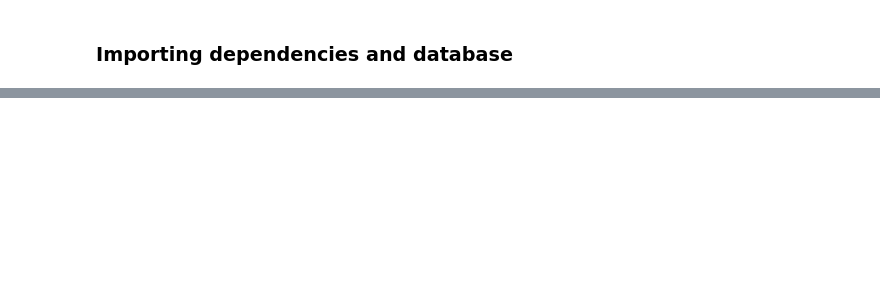
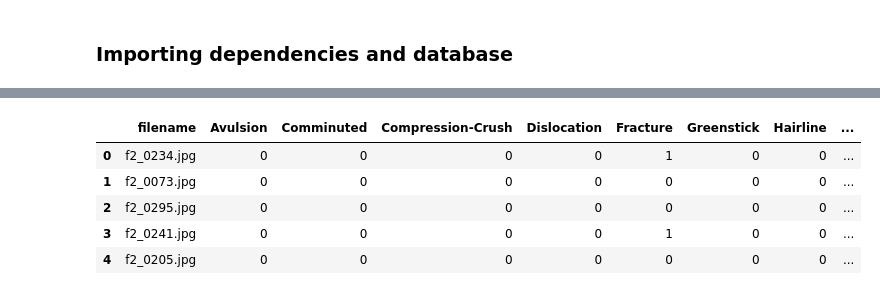
Before and after one commit to tosht0sh/bone_fracture_detection, a Jupyter notebook: main.ipynb, the cells around one changed output, grey strips where cells are left out. Saved outputs shown, nothing was run; the diff lists cells and outputs as text; code cells hidden in the pictures; blank space fills up the shorter version.

```diff
--- a/main.ipynb
+++ b/main.ipynb
@@ -87,0 +107,33 @@ test_df = test_df.drop(columns=['Fracture'])
+# %%
+# rename val
+
+val_df = pd.read_csv(val_csv_path)
+# val_df.columns = val_df.columns.str.strip()
+
+# prefix = "f2_"
+# extension = ".jpg"
+
+# file_list = sorted(os.listdir(val_path))
+# new_names = []
+
+# for i, old_name in enumerate(file_list, start=1):
+#     if old_name.lower().endswith(('.jpg', '.jpeg', '.png', '.bmp')):
+#         new_name = f"{prefix}{i:04d}{extension}"
+#         old_path = os.path.join(val_path, old_name)
+#         new_path = os.path.join(val_path, new_name)
+#         os.rename(old_path, new_path)
+#         new_names.append((old_name, new_name))
+
+# rename_dict = dict(new_names)
+# val_df[df_name] = val_df[df_name].map(rename_dict).fillna(val_df[df_name])
+
+# val_df.to_csv(val_csv_path, index=False)
+
+val_df.head()
+# %% [output]
+|  | filename | Avulsion | Comminuted | Compression-Crush | Dislocation | Fracture | Greenstick | Hairline | ... |
+| 0 | f2_0234.jpg | 0 | 0 | 0 | 0 | 1 | 0 | 0 | ... |
+| 1 | f2_0073.jpg | 0 | 0 | 0 | 0 | 0 | 0 | 0 | ... |
+| 2 | f2_0295.jpg | 0 | 0 | 0 | 0 | 0 | 0 | 0 | ... |
+| 3 | f2_0241.jpg | 0 | 0 | 0 | 0 | 1 | 0 | 0 | ... |
+| 4 | f2_0205.jpg | 0 | 0 | 0 | 0 | 0 | 0 | 0 | ... |
```
Also changed, not shown: parts of 19 cells of this notebook.
